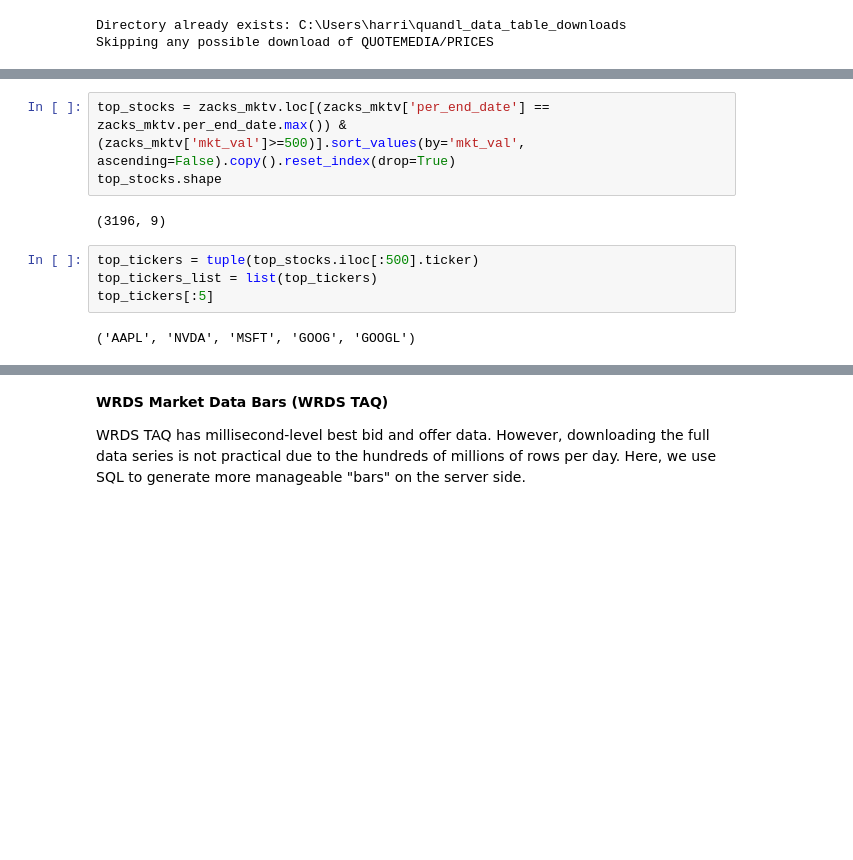
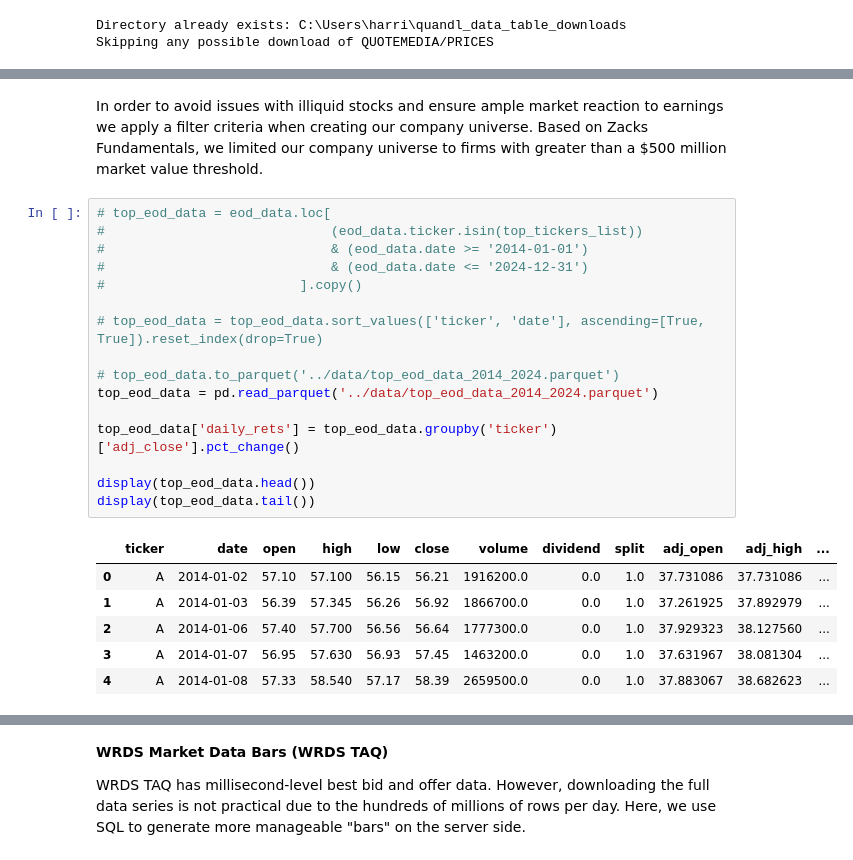
Before and after one commit to harrypandas/qts-final-project, a Jupyter notebook: notebooks/qts_final_project_draft_hh-version.ipynb, the cells around one changed output, grey strips where cells are left out. Cells and saved outputs as stored; diff of their text form; blank space fills up the shorter version.

```diff
--- a/notebooks/qts_final_project_draft_hh-version.ipynb
+++ b/notebooks/qts_final_project_draft_hh-version.ipynb
@@ -259,11 +251,25 @@ Timestamp('2024-12-31 00:00:00')
-# %%
-top_stocks = zacks_mktv.loc[(zacks_mktv['per_end_date'] == zacks_mktv.per_end_date.max()) & (zacks_mktv['mkt_val']>=500)].sort_values(by='mkt_val', ascending=False).copy().reset_index(drop=True)
-top_stocks.shape
-# %% [output]
-(3196, 9)
-# %%
-top_tickers = tuple(top_stocks.iloc[:500].ticker)
-top_tickers_list = list(top_tickers)
-top_tickers[:5]
-# %% [output]
-('AAPL', 'NVDA', 'MSFT', 'GOOG', 'GOOGL')
+# %% [markdown]
+In order to avoid issues with illiquid stocks and ensure ample market reaction to earnings we apply a filter criteria when creating our company universe. Based on Zacks Fundamentals, we limited our company universe to firms with greater than a $500 million market value threshold.
+# %%
+# top_eod_data = eod_data.loc[
+#                             (eod_data.ticker.isin(top_tickers_list))
+#                             & (eod_data.date >= '2014-01-01')
+#                             & (eod_data.date <= '2024-12-31')
+#                         ].copy()
+
+# top_eod_data = top_eod_data.sort_values(['ticker', 'date'], ascending=[True, True]).reset_index(drop=True)
+
+# top_eod_data.to_parquet('../data/top_eod_data_2014_2024.parquet')
+top_eod_data = pd.read_parquet('../data/top_eod_data_2014_2024.parquet')
+
+top_eod_data['daily_rets'] = top_eod_data.groupby('ticker')['adj_close'].pct_change()
+
+display(top_eod_data.head())
+display(top_eod_data.tail())
+# %% [output]
+|  | ticker | date | open | high | low | close | volume | dividend | split | adj_open | adj_high | ... |
+| 0 | A | 2014-01-02 | 57.10 | 57.100 | 56.15 | 56.21 | 1916200.0 | 0.0 | 1.0 | 37.731086 | 37.731086 | ... |
+| 1 | A | 2014-01-03 | 56.39 | 57.345 | 56.26 | 56.92 | 1866700.0 | 0.0 | 1.0 | 37.261925 | 37.892979 | ... |
+| 2 | A | 2014-01-06 | 57.40 | 57.700 | 56.56 | 56.64 | 1777300.0 | 0.0 | 1.0 | 37.929323 | 38.127560 | ... |
+| 3 | A | 2014-01-07 | 56.95 | 57.630 | 56.93 | 57.45 | 1463200.0 | 0.0 | 1.0 | 37.631967 | 38.081304 | ... |
+| 4 | A | 2014-01-08 | 57.33 | 58.540 | 57.17 | 58.39 | 2659500.0 | 0.0 | 1.0 | 37.883067 | 38.682623 | ... |
```
Also changed, not shown: parts of 17 cells of this notebook, 1 other file.
